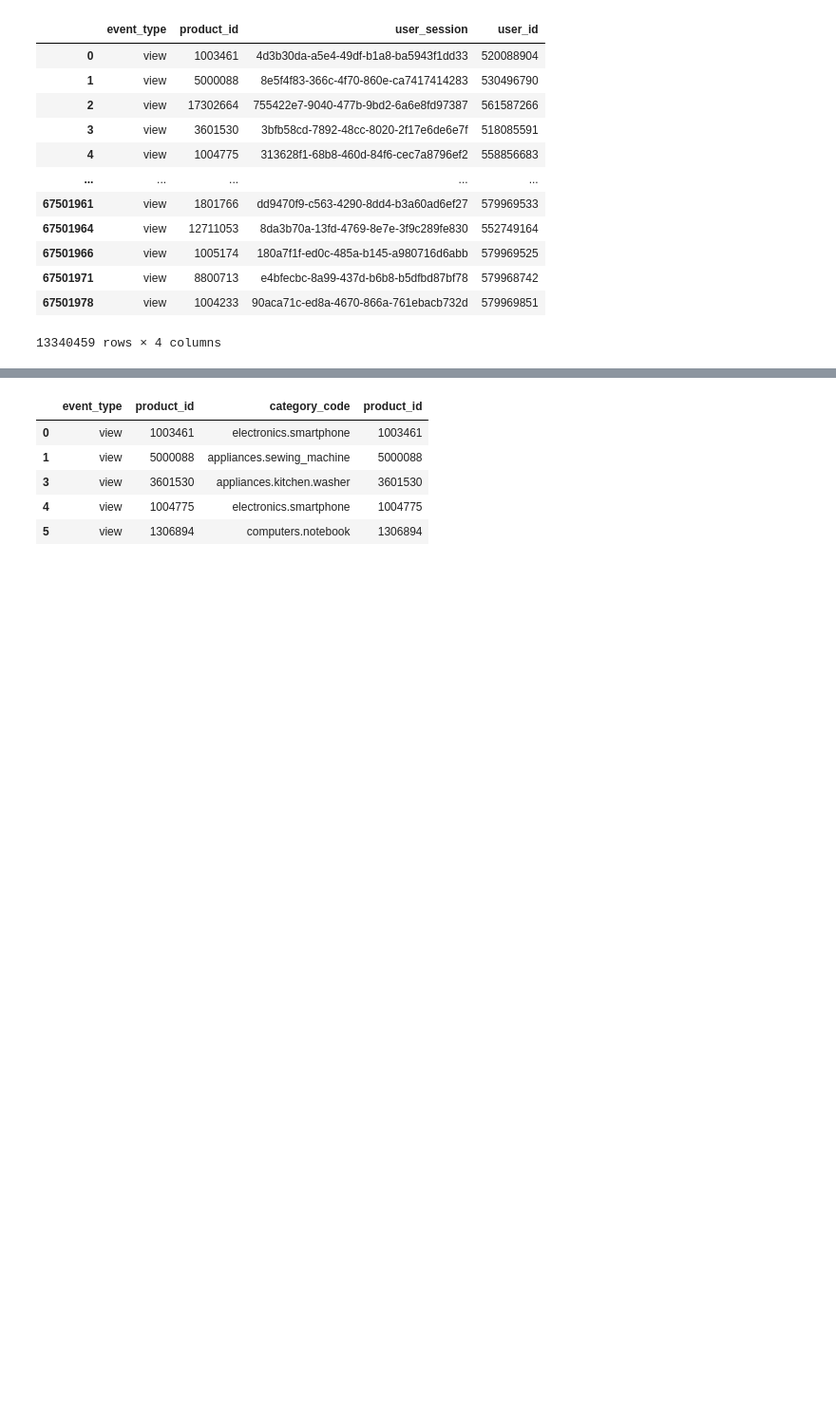
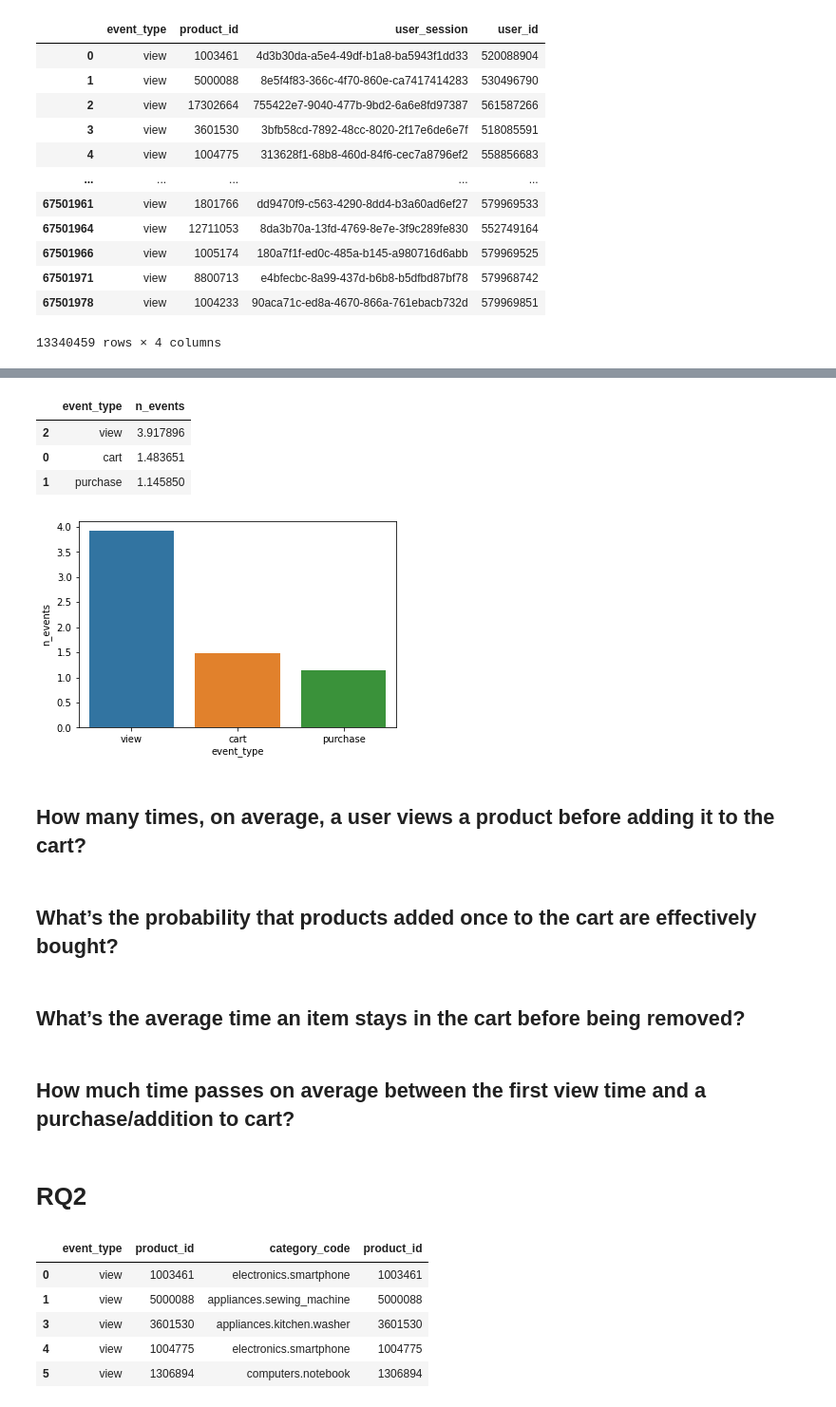
Before and after one commit to LA200/ADM_HW2, a Jupyter notebook: HW2 ADM.ipynb, the cells around one changed output, grey strips where cells are left out. Shown at 95% size. Cells and saved outputs as stored; diff of their text form; code cells hidden in the pictures; blank space fills up the shorter version.

Commit message:
Completed a chart for Q2 of RQ1

```diff
--- a/HW2 ADM.ipynb
+++ b/HW2 ADM.ipynb
@@ -10,7 +11,7 @@ import math
 # dataset for October
 # oct_df = pd.read_csv('2019-Oct.csv', header='infer', parse_dates=['event_time'], date_parser=pd.to_datetime)
 # dataset for Nobember  # TODO: IMPORTANT remove nrows to consider the full dataset
-nov = pd.read_csv('2019-Nov.csv', nrows=1000, header='infer', parse_dates=['event_time'], date_parser=pd.to_datetime)
+nov = pd.read_csv('2019-Nov.csv', nrows=100000, header='infer', parse_dates=['event_time'], date_parser=pd.to_datetime)
 # %%
 nov.info()
 # %% [output]
@@ -192,0 +171,8 @@ RQ2
+# %%
+session_operations = nov.groupby(
+    ['user_session', 'event_type']
+).event_type.count().to_frame().rename(
+    columns={'event_type': 'n_events'}
+)
+session_operations = session_operations.reset_index()
+session_operations.head(5)
@@ -193,3 +186,28 @@ RQ2
+# %%
+# Average number of times users perform each operation (within a session)
+session_operations_avg = session_operations.groupby(
+    ['event_type']
+).n_events.mean().to_frame().reset_index().sort_values(by=['n_events'], ascending=False)
+session_operations_avg.head(5)
+# %% [output]
+|  | event_type | n_events |
+| 2 | view | 3.917896 |
+| 0 | cart | 1.483651 |
+| 1 | purchase | 1.145850 |
+# %%
+_ = sns.barplot(data=session_operations_avg, x="event_type", y="n_events")
+# %% [output]
+[figure, added]
+# %% [markdown]
+## How many times, on average, a user views a product before adding it to the cart?
+# %% [markdown]
+## What’s the probability that products added once to the cart are effectively bought?
+# %% [markdown]
+## What’s the average time an item stays in the cart before being removed?
+# %% [markdown]
+## How much time passes on average between the first view time and a purchase/addition to cart?
+# %% [markdown]
+# RQ2
 # %%
 #we remove obj without categories
 # %%
```
Also changed, not shown: parts of 17 cells of this notebook.
